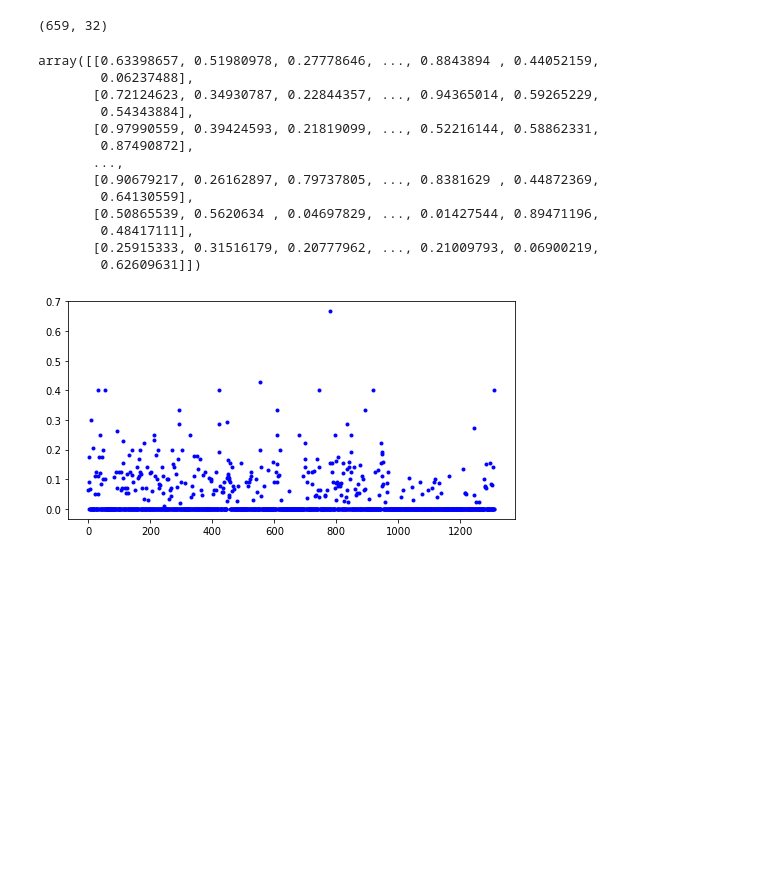
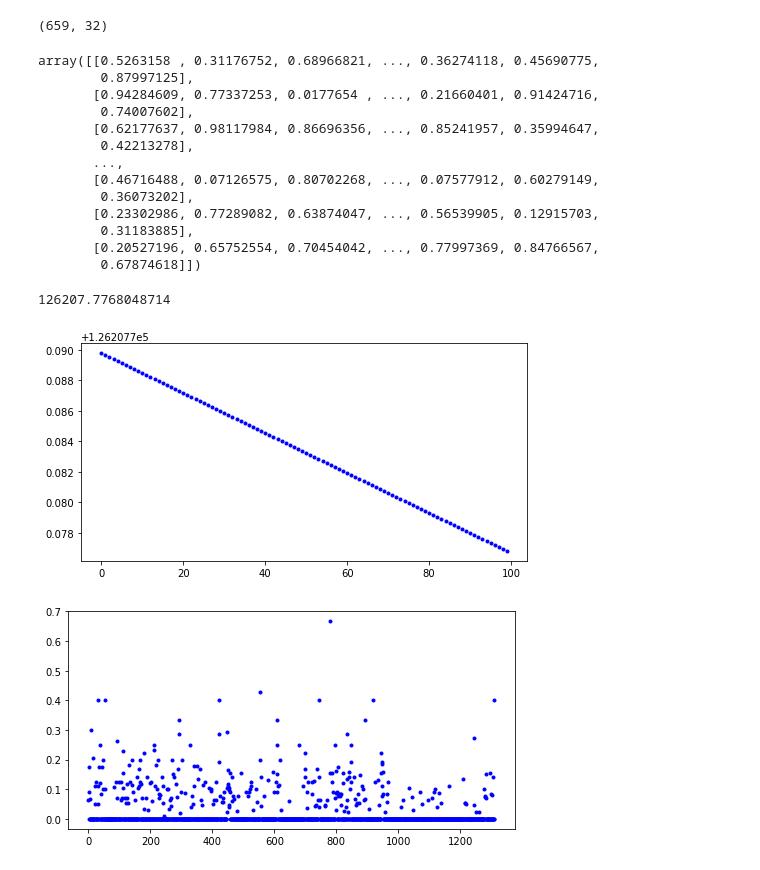
Before and after one commit to mariannaflores/Lab7, a Jupyter notebook: Lab7.ipynb, the cells around one changed output. Saved outputs shown, nothing was run; the diff lists cells and outputs as text; code cells hidden in the pictures; blank space fills up the shorter version.

```diff
--- a/Lab7.ipynb
+++ b/Lab7.ipynb
@@ -45,11 +45,13 @@ def adam(
 
     X, T, t = Xo, To, 0
 
+    C = []
     while t < max_iter:
         t += 1
 
         xg, tg = jac(Y, X, T)
 
+        C.append(fun(Y, X, T).item())
         #print(f'{t} \t loss={fun(Y, X, T).item():,.2f}')
 
         xm = beta1 * xm + (1 - beta1) * xg
@@ -67,7 +69,7 @@ def adam(
         X -= alpha * xmh / (np.sqrt(xvh) + epsilon)
         T -= alpha * tmh / (np.sqrt(tvh) + epsilon)
 
-    return X, T
+    return X, T, C
 # %% [markdown]
 ### UPLOAD DATA
 # %%
@@ -327,13 +329,13 @@ print(theta_0.shape)
 # %% [output]
 (659, 32)
 # %%
-a2, b2 = adam(
+a2, b2, c2 = adam(
         y_train,
         x_train,
         theta_0,
         cost,
         gradient,
-        alpha=0.0000001,
+        alpha=0.0000000001,
         beta1=0.9,
         beta2=0.9,
         epsilon=0.00000001,
@@ -342,19 +344,28 @@ a2, b2 = adam(
 # %%
 b2
 # %% [output]
-array([[0.63398657, 0.51980978, 0.27778646, ..., 0.8843894 , 0.44052159,
-        0.06237488],
-       [0.72124623, 0.34930787, 0.22844357, ..., 0.94365014, 0.59265229,
-        0.54343884],
-       [0.97990559, 0.39424593, 0.21819099, ..., 0.52216144, 0.58862331,
-        0.87490872],
+array([[0.5263158 , 0.31176752, 0.68966821, ..., 0.36274118, 0.45690775,
+        0.87997125],
+       [0.94284609, 0.77337253, 0.0177654 , ..., 0.21660401, 0.91424716,
+        0.74007602],
+       [0.62177637, 0.98117984, 0.86696356, ..., 0.85241957, 0.35994647,
+        0.42213278],
        ...,
-       [0.90679217, 0.26162897, 0.79737805, ..., 0.8381629 , 0.44872369,
-        0.64130559],
-       [0.50865539, 0.5620634 , 0.04697829, ..., 0.01427544, 0.89471196,
-        0.48417111],
-       [0.25915333, 0.31516179, 0.20777962, ..., 0.21009793, 0.06900219,
-        0.62609631]])
+       [0.46716488, 0.07126575, 0.80702268, ..., 0.07577912, 0.60279149,
+        0.36073202],
+       [0.23302986, 0.77289082, 0.63874047, ..., 0.56539905, 0.12915703,
+        0.31183885],
+       [0.20527196, 0.65752554, 0.70454042, ..., 0.77997369, 0.84766567,
+        0.67874618]])
+# %%
+min(c2)
+# %% [output]
+126207.7768048714
+# %%
+fig,ax = plt.subplots(figsize=(8,4))
+_=ax.plot(range(100),c2,'b.')
+# %% [output]
+[figure, added]
 # %%
 fig,ax = plt.subplots(figsize=(8,4))
 _=ax.plot(range(1311),a2[:,1],'b.')
```
Also changed, not shown: parts of 4 cells of this notebook.
